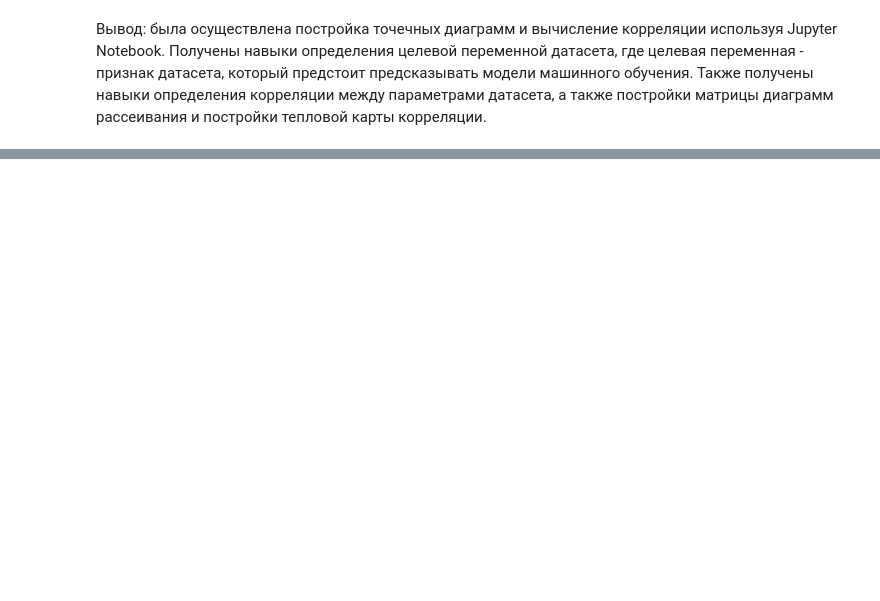
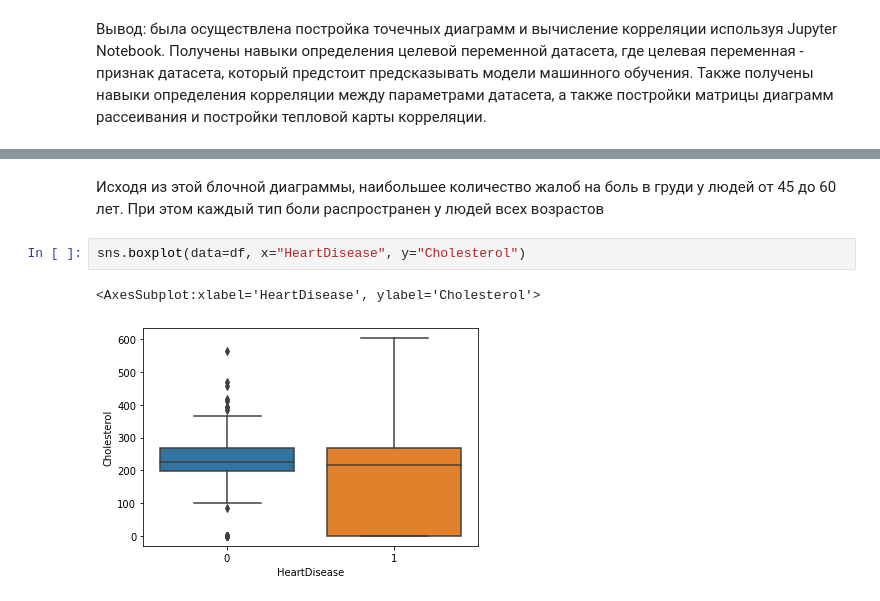
Before and after one commit to Deiwas/analysis_lab2, a Jupyter notebook: lab2.ipynb, the cells around one changed output, grey strips where cells are left out. Saved outputs shown, nothing was run; the diff lists cells and outputs as text; blank space fills up the shorter version.

```diff
--- a/lab2.ipynb
+++ b/lab2.ipynb
@@ -258,0 +287,7 @@ sns.heatmap(df.corr(), annot = True, fmt='.1g')
+# %% [markdown]
+Исходя из этой блочной диаграммы, наибольшее количество жалоб на боль в груди у людей от 45 до 60 лет. При этом каждый тип боли распространен у людей всех возрастов
+# %%
+sns.boxplot(data=df, x="HeartDisease", y="Cholesterol")
+# %% [output]
+<AxesSubplot:xlabel='HeartDisease', ylabel='Cholesterol'>
+[figure, added]
```
Also changed, not shown: parts of 11 cells of this notebook.
